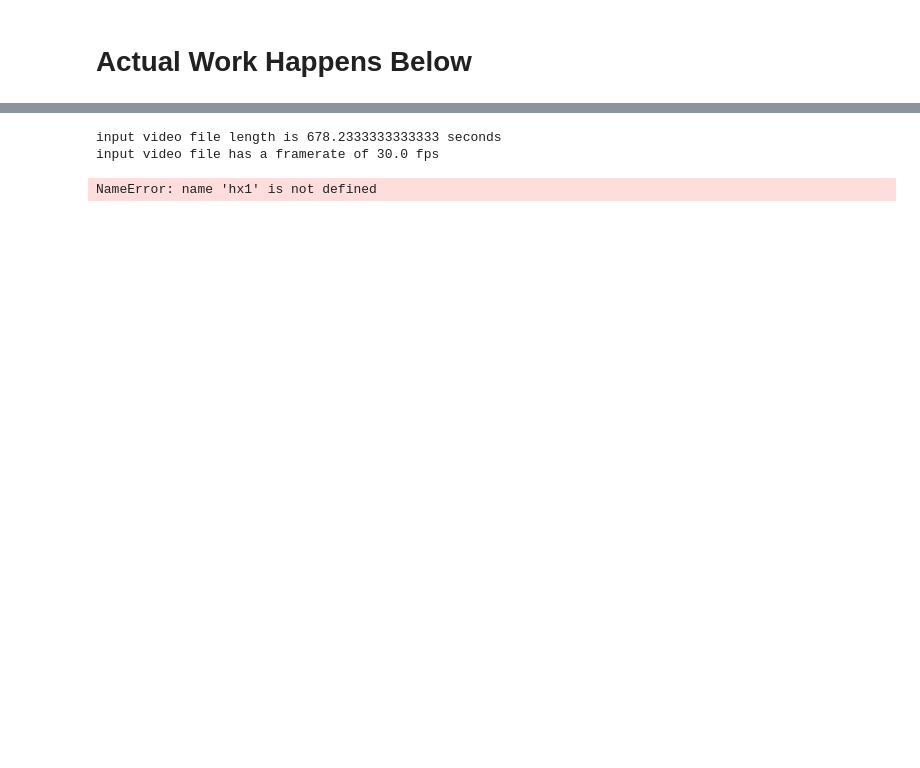
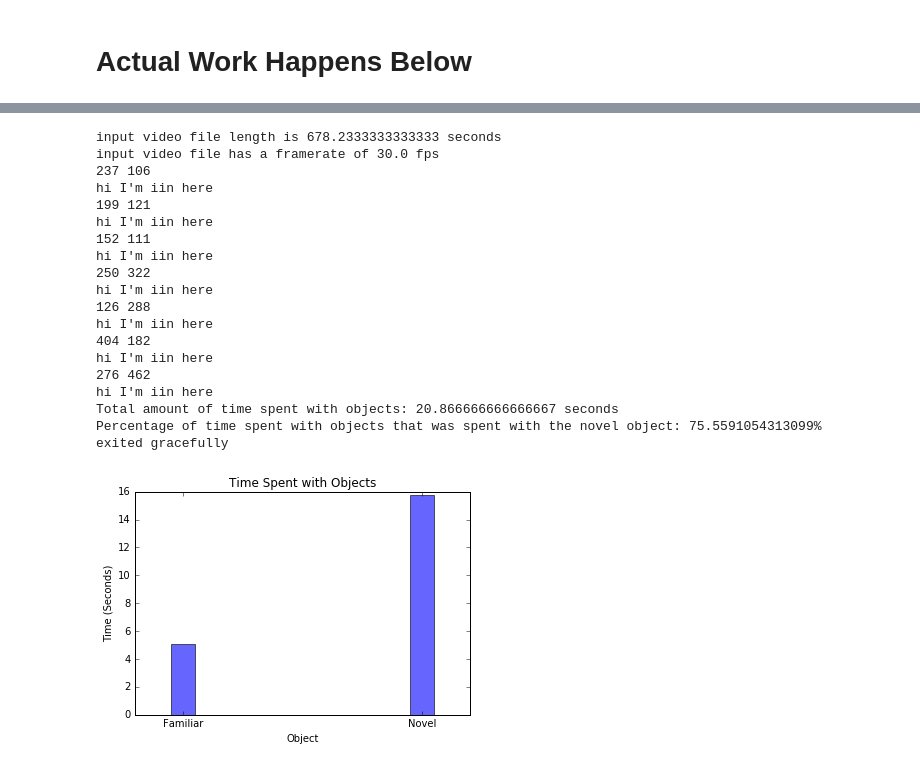
Before and after one commit to shayokdutta/BehavioralTracking, a Jupyter notebook: Bifurcation-Copy1.ipynb, the cells around one changed output, grey strips where cells are left out. Saved outputs shown, nothing was run; the diff lists cells and outputs as text; code cells hidden in the pictures; blank space fills up the shorter version.

```diff
--- a/Bifurcation-Copy1.ipynb
+++ b/Bifurcation-Copy1.ipynb
@@ -109,14 +281,15 @@ centers1 = {}
 centers2 = {}
 
 def dist_pts(y,x,yy,xx):
-    ht = (int(yy)-int(y))**2
-    wdth = (int(xx)-int(x))**2
-    if ht == 0:
-        dist = int(xx) - int(x)
-    elif wdth == 0:
-        dist = int(yy) - int(y)
-    else:
-        dist = math.sqrt(ht/wdth)
+#     ht = (int(yy)-int(y))**2
+#     wdth = (int(xx)-int(x))**2
+#     if ht == 0:
+#         dist = int(xx) - int(x)
+#     elif wdth == 0:
+#         dist = int(yy) - int(y)
+#     else:
+#         dist = math.sqrt(ht/wdth)
+    dist = math.hypot(xx - x, yy - y)
     return dist
 
 #Read in file frame by frame. Perform position tracking background subtraction
@@ -150,7 +323,7 @@ for i, im in enumerate(reader):
 
         # Find center coordinates of largest foreground object
         y0, x0 = ratBlob.centroid
-
+        cv2.circle(im,(int(x0), int(y0)),10,(255,0,0),-11)
         # Find angle between x axis and major axis of an ellipse around largest foreground object
         orient_ratBlob = ratBlob.orientation
 
@@ -207,26 +380,32 @@ for i, im in enumerate(reader):
             # label foreground again into two quarters and a half
             label_quarters1 = label(fgmask)
             regions1 = regionprops(label_quarters1)
+#             for props1 in regions1:
+#                 if props1 not in regions:
+#                     regions_area1.append(props1)
 
-            for props1 in regions1:
-                if props1 not in regions:
-                    regions_area1.append(props1)
+            for reg in regions:
+                if reg in regions1:
+                    regions1.remove(reg)
 
             rathalf2 = regions[1]
 #             print (rathalf2)
-#             print (len(regions1))
+#             print (len(regions_area1))
 
-            ratquart1 = regions_area1[0]
-            ratquart2 = regions_area1[1]
+            ratquart1 = regions1[0]
+            ratquart2 = regions1[1]
             rqy1, rqx1 = ratquart1.centroid
             rqy2, rqx2 = ratquart2.centroid
 
             if dist_pts(rqx1, rqy1, x0, y0) > dist_pts(rqx2, rqy2, x0, y0):
                 hx1 = rqx1
                 hy1 = rqy1
+                cv2.circle(im,(int(hx1), int(hy1)),10,(255,255,255),-11)
             else:
                 hx1 = rqx2
                 hy1 = rqy2
+                cv2.circle(im,(int(hx1), int(hy1)),10,(255,255,255),-11)
+
 
             y02, x02 = rathalf2.centroid
 #             x12 = x02 - math.cos(orient_ratBlob) * 0.5 * rathalf2.major_axis_length
@@ -249,10 +428,11 @@ for i, im in enumerate(reader):
             label_quarters2 = label(fgmask)
             regions2 = regionprops(label_quarters2)
 
-#             for reg in regions1:
-#                 if reg in regions2:
-#                     regions2.remove(reg)
-#             print(len(regions2))
+            for reg in regions1:
+                if reg in regions2:
+                    regions2.remove(reg)
+#             print (len(regions2))
+            #             print(len(regions2))
             ratquart3 = regions2[0]
             ratquart4 = regions2[1]
             rqy3, rqx3 = ratquart3.centroid
@@ -261,9 +441,13 @@ for i, im in enumerate(reader):
             if dist_pts(rqx3, rqy3, x0, y0) > dist_pts(rqx4, rqy4, x0, y0):
                 hx2 = rqx3
                 hy2 = rqy3
+                cv2.circle(im,(int(hx2), int(hy2)),10,(0,0,255),-11)
+
             else:
                 hx2 = rqx4
                 hy2 = rqy4
+                cv2.circle(im,(int(hx2), int(hy2)),10,(0,0,255),-11)
+#                 cv2.circle(im,(int(position.clickcoords[0]),int(position.clickcoords[1])),10,(255,255,255),-11)
 
             if dist_pts(hx1, hy1, position.coordinates[i - 1, 0], position.coordinates[i - 1, 1]) \
                 > dist_pts(hx2, hy2, position.coordinates[i - 1, 0], position.coordinates[i - 1, 1]):
@@ -300,11 +484,11 @@ for i, im in enumerate(reader):
                 position.click = False
             else:
                 #draw tracking "dot"
-                cv2.circle(im,(int(position.coordinates[i, 1]),int(position.coordinates[i, 0])),10,(255,255,255),-11)
-                cv2.circle(im,(int(position.coordinates[i, 1]),int(position.coordinates[i, 0])),11,(0,0,255),1) # draw circle
-                cv2.ellipse(im, (int(position.coordinates[i, 1]),int(position.coordinates[i, 0])), (10,10), 0, 0, 90,(0,0,255),-1 )
-                cv2.ellipse(im, (int(position.coordinates[i, 1]),int(position.coordinates[i, 0])), (10,10), 0, 180, 270,(0,0,255),-1 )
-                cv2.circle(im,(int(position.coordinates[i, 1]),int(position.coordinates[i, 0])),1,(0,255,0),1) # draw center
+                cv2.circle(im,(int(position.coordinates[i, 0]),int(position.coordinates[i, 1])),10,(255,255,255),-11)
+                cv2.circle(im,(int(position.coordinates[i, 0]),int(position.coordinates[i, 1])),11,(0,0,255),1) # draw circle
+                cv2.ellipse(im, (int(position.coordinates[i, 0]),int(position.coordinates[i, 1])), (10,10), 0, 0, 90,(0,0,255),-1 )
+                cv2.ellipse(im, (int(position.coordinates[i, 0]),int(position.coordinates[i, 1])), (10,10), 0, 180, 270,(0,0,255),-1 )
+                cv2.circle(im,(int(position.coordinates[i, 0]),int(position.coordinates[i, 1])),1,(0,255,0),1) # draw center
     #         #cv2.putText(OriImage,pid,(int(cx)+10,int(cy)-10),cv2.FONT_HERSHEY_COMPLEX_SMALL,1,(255,180,180))
 
 
@@ -377,34 +561,51 @@ for i, im in enumerate(reader):
             morph_size -=1
             kernel = cv2.getStructuringElement(cv2.MORPH_ELLIPSE,(morph_size,morph_size))
     if k == 27:
         break
 
 
 print("Total amount of time spent with objects: {} seconds".format((numFrames_FamiliarObject/fps)+(numFrames_NovelObject/fps)))
 print("Percentage of time spent with objects that was spent with the novel object: {}%".format((numFrames_NovelObject*100/fps)/((numFrames_FamiliarObject/fps)+(numFrames_NovelObject/fps))))
 writer.close()
 cv2.destroyAllWindows()
 print('exited gracefully')
 
 timeSpentFamObject = numFrames_FamiliarObject/fps
 timeSpentNovObject = numFrames_NovelObject/fps
 
 timeSpent = ('Familiar', 'Novel')
 n_groups = len(timeSpent)
 index = np.arange(n_groups)
 bar_width = 0.1
 
 plt.bar(index, [timeSpentFamObject, timeSpentNovObject], bar_width, color='blue', align='center', alpha=0.6)
 
 plt.title("Time Spent with Objects")
 plt.xticks(index, ('Familiar', 'Novel'))
 plt.xlabel("Object")
 plt.ylabel("Time (Seconds)")
 plt.show()
 # %% [output]
 input video file length is 678.2333333333333 seconds
 input video file has a framerate of 30.0 fps
+237 106
+hi I'm iin here
+199 121
+hi I'm iin here
+152 111
+hi I'm iin here
+250 322
+hi I'm iin here
+126 288
+hi I'm iin here
+404 182
+hi I'm iin here
+276 462
+hi I'm iin here
+Total amount of time spent with objects: 20.866666666666667 seconds
+Percentage of time spent with objects that was spent with the novel object: 75.5591054313099%
+exited gracefully
-NameError: name 'hx1' is not defined
+[figure, added]
 # %%
 # centers = []
 # centers.append(ratBlob.centroid)
```
Also changed, not shown: parts of 1 cell of this notebook, 1 other file.
